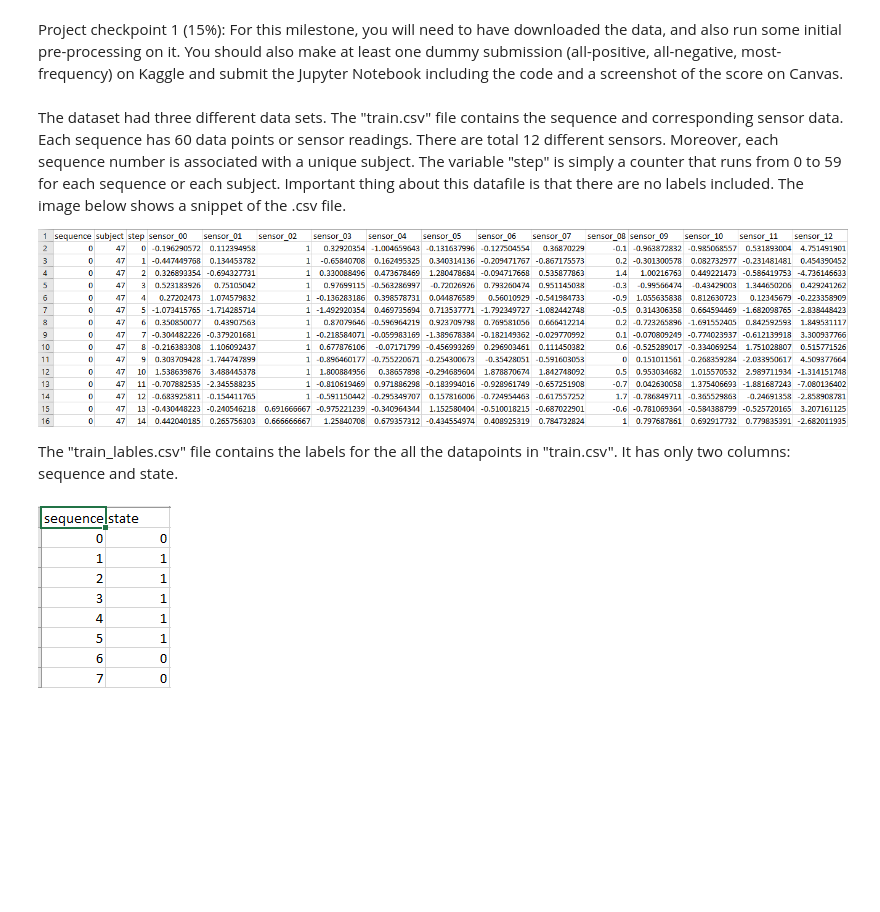
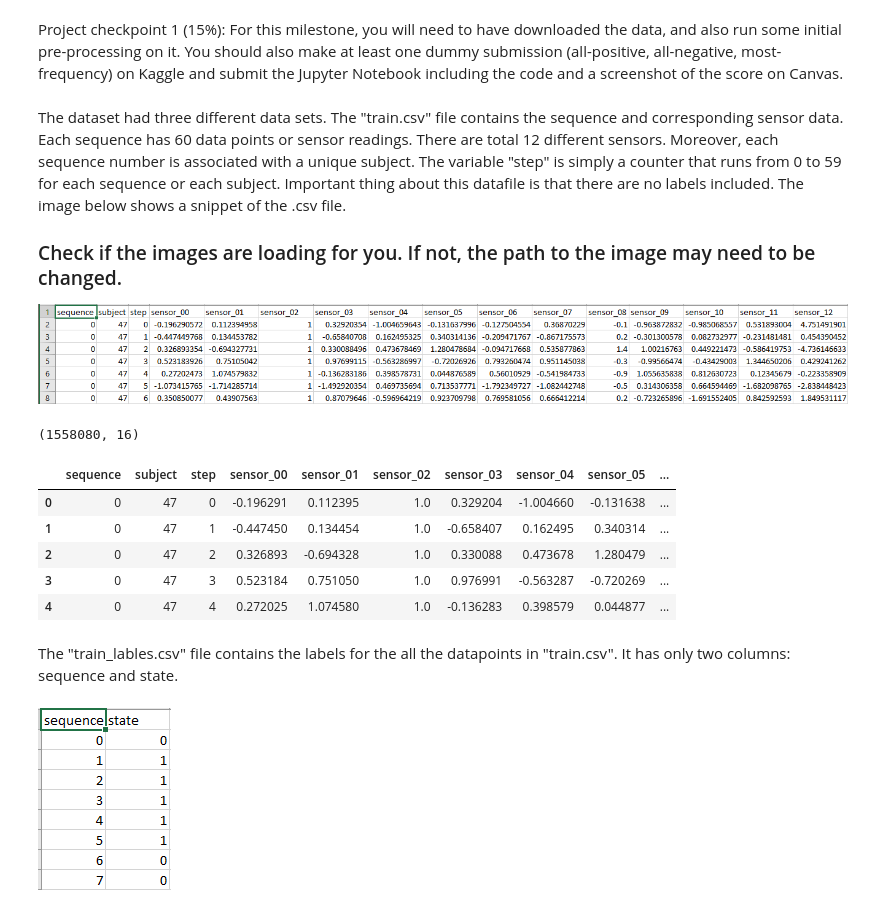
Before and after one commit to Abetelgeusian/ECE6420_FinalProject, a Jupyter notebook: ECE6420_FinalProject_WIP.ipynb, the cells around one changed output. Saved outputs shown, nothing was run; the diff lists cells and outputs as text; code cells hidden in the pictures; blank space fills up the shorter version.

```diff
--- a/ECE6420_FinalProject_WIP.ipynb
+++ b/ECE6420_FinalProject_WIP.ipynb
@@ -13,9 +28,24 @@ the code and a screenshot of the score on Canvas.
 # %% [markdown]
 The dataset had three different data sets.
 The "train.csv" file contains the sequence and corresponding sensor data. Each sequence has 60 data points or sensor readings. There are total 12 different sensors. Moreover, each sequence number is associated with a unique subject. The variable "step" is simply a counter that runs from 0 to 59 for each sequence or each subject. Important thing about this datafile is that there are no labels included. The image below shows a snippet of the .csv file.
+### Check if the images are loading for you. If not, the path to the image may need to be changed.
 
-![train_csv.png](attachment:train_csv.png-old)
-
-The "train_lables.csv" file contains the labels for the all the datapoints in "train.csv". It has only two columns: sequence and state.
+![train_csv.png](attachment:train_csv.png-new)
+# %%
+X_train = pd.read_csv("train.csv")
+X_train.shape
+# %% [output]
+(1558080, 16)
+# %%
+X_train.head()
+# %% [output]
+|  | sequence | subject | step | sensor_00 | sensor_01 | sensor_02 | sensor_03 | sensor_04 | sensor_05 | ... |
+| 0 | 0 | 47 | 0 | -0.196291 | 0.112395 | 1.0 | 0.329204 | -1.004660 | -0.131638 | ... |
+| 1 | 0 | 47 | 1 | -0.447450 | 0.134454 | 1.0 | -0.658407 | 0.162495 | 0.340314 | ... |
+| 2 | 0 | 47 | 2 | 0.326893 | -0.694328 | 1.0 | 0.330088 | 0.473678 | 1.280479 | ... |
+| 3 | 0 | 47 | 3 | 0.523184 | 0.751050 | 1.0 | 0.976991 | -0.563287 | -0.720269 | ... |
+| 4 | 0 | 47 | 4 | 0.272025 | 1.074580 | 1.0 | -0.136283 | 0.398579 | 0.044877 | ... |
+# %% [markdown]
+The "train_lables.csv" file contains the labels for the all the datapoints in "train.csv". It has only two columns: sequence and state.
 # %% [markdown]
 ![train_labels_csv.png](attachment:train_labels_csv.png)
```
Also changed, not shown: parts of 6 cells of this notebook, 2 other files.
